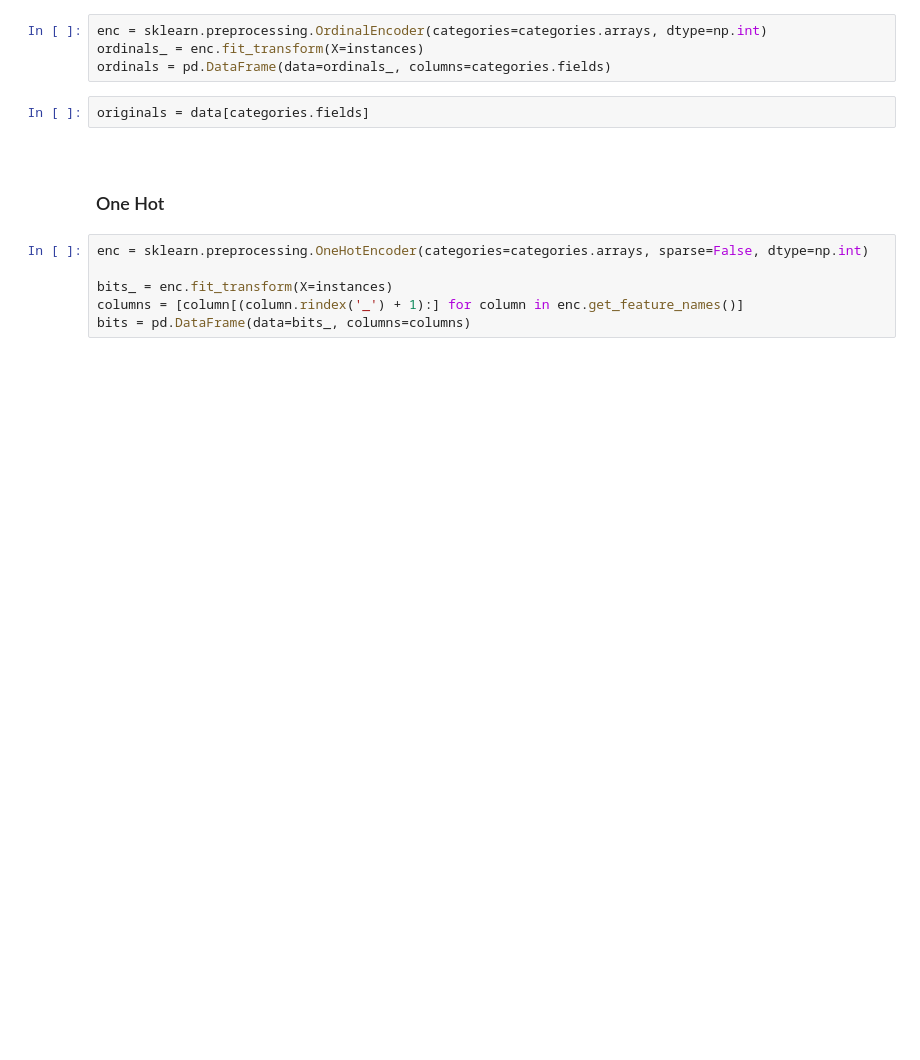
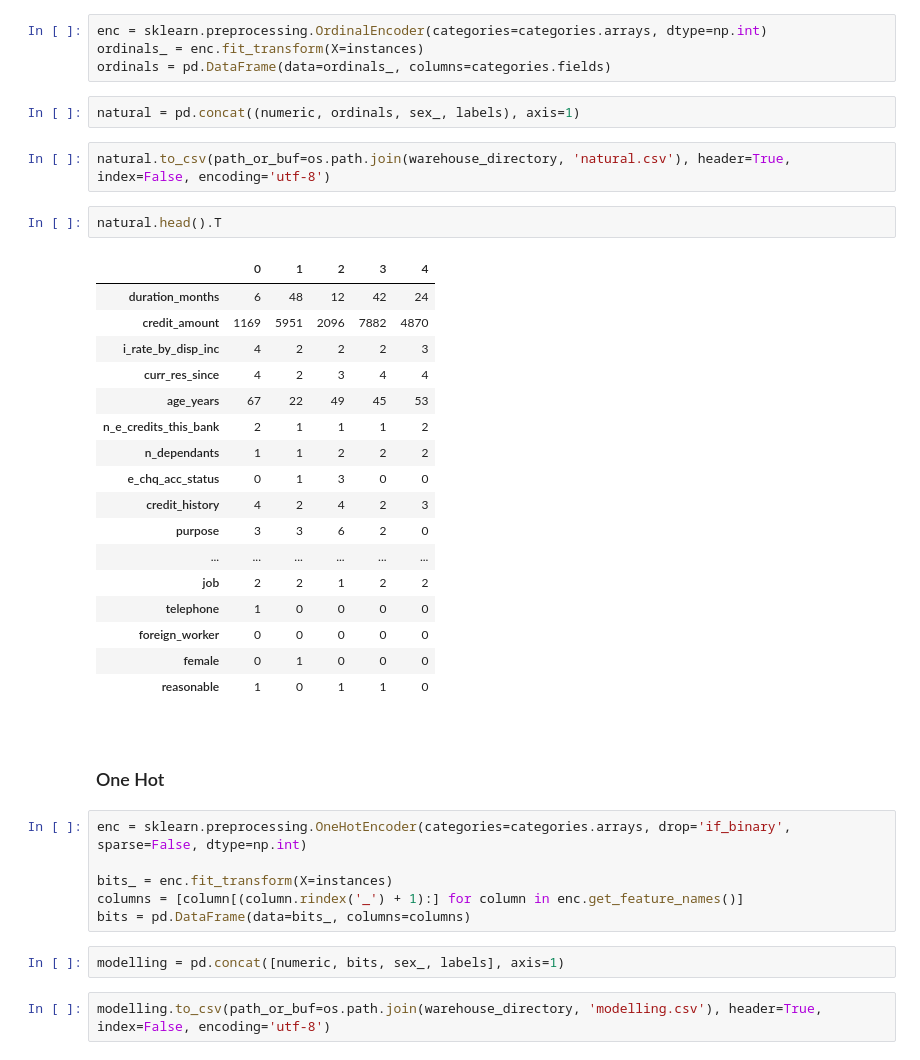
Before and after one commit to briefings/credit, a Jupyter notebook: notebooks/data.ipynb, the cells around one changed output. Cells and saved outputs as stored; diff of their text form; blank space fills up the shorter version.

```diff
--- a/notebooks/data.ipynb
+++ b/notebooks/data.ipynb
@@ -208,15 +239,41 @@ sex_ = sex(frame=data[['sex_and_status']])
 enc = sklearn.preprocessing.OrdinalEncoder(categories=categories.arrays, dtype=np.int)
 ordinals_ = enc.fit_transform(X=instances)
 ordinals = pd.DataFrame(data=ordinals_, columns=categories.fields)
-# %%
-originals = data[categories.fields]
+# %%
+natural = pd.concat((numeric, ordinals, sex_, labels), axis=1)
+# %%
+natural.to_csv(path_or_buf=os.path.join(warehouse_directory, 'natural.csv'), header=True, index=False, encoding='utf-8')
+# %%
+natural.head().T
+# %% [output]
+|  | 0 | 1 | 2 | 3 | 4 |
+| duration_months | 6 | 48 | 12 | 42 | 24 |
+| credit_amount | 1169 | 5951 | 2096 | 7882 | 4870 |
+| i_rate_by_disp_inc | 4 | 2 | 2 | 2 | 3 |
+| curr_res_since | 4 | 2 | 3 | 4 | 4 |
+| age_years | 67 | 22 | 49 | 45 | 53 |
+| n_e_credits_this_bank | 2 | 1 | 1 | 1 | 2 |
+| n_dependants | 1 | 1 | 2 | 2 | 2 |
+| e_chq_acc_status | 0 | 1 | 3 | 0 | 0 |
+| credit_history | 4 | 2 | 4 | 2 | 3 |
+| purpose | 3 | 3 | 6 | 2 | 0 |
+| ... | ... | ... | ... | ... | ... |
+| job | 2 | 2 | 1 | 2 | 2 |
+| telephone | 1 | 0 | 0 | 0 | 0 |
+| foreign_worker | 0 | 0 | 0 | 0 | 0 |
+| female | 0 | 1 | 0 | 0 | 0 |
+| reasonable | 1 | 0 | 1 | 1 | 0 |
 # %% [markdown]
 <br>
 
 ### One Hot
 # %%
-enc = sklearn.preprocessing.OneHotEncoder(categories=categories.arrays, sparse=False, dtype=np.int)
+enc = sklearn.preprocessing.OneHotEncoder(categories=categories.arrays, drop='if_binary', sparse=False, dtype=np.int)
 
 bits_ = enc.fit_transform(X=instances)
 columns = [column[(column.rindex('_') + 1):] for column in enc.get_feature_names()]
 bits = pd.DataFrame(data=bits_, columns=columns)
+# %%
+modelling = pd.concat([numeric, bits, sex_, labels], axis=1)
+# %%
+modelling.to_csv(path_or_buf=os.path.join(warehouse_directory, 'modelling.csv'), header=True, index=False, encoding='utf-8')
```
Also changed, not shown: parts of 29 cells of this notebook.
